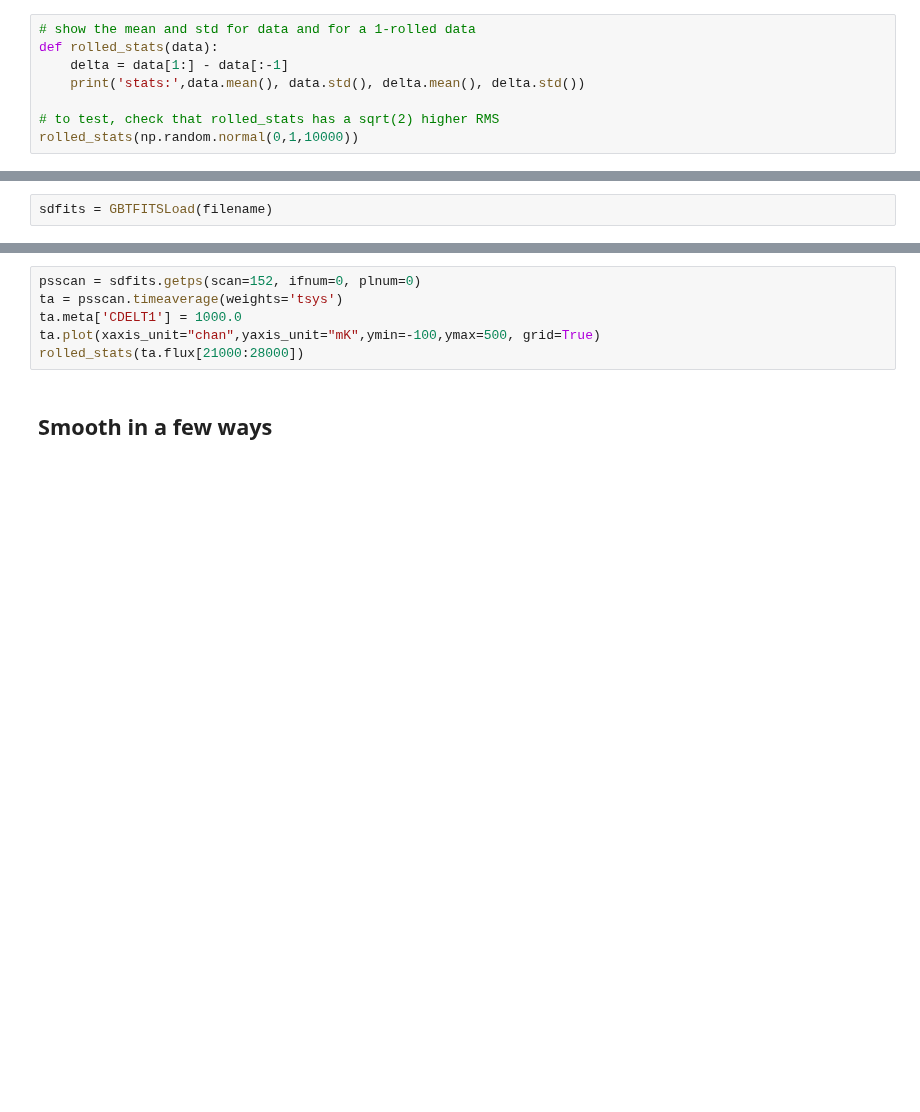
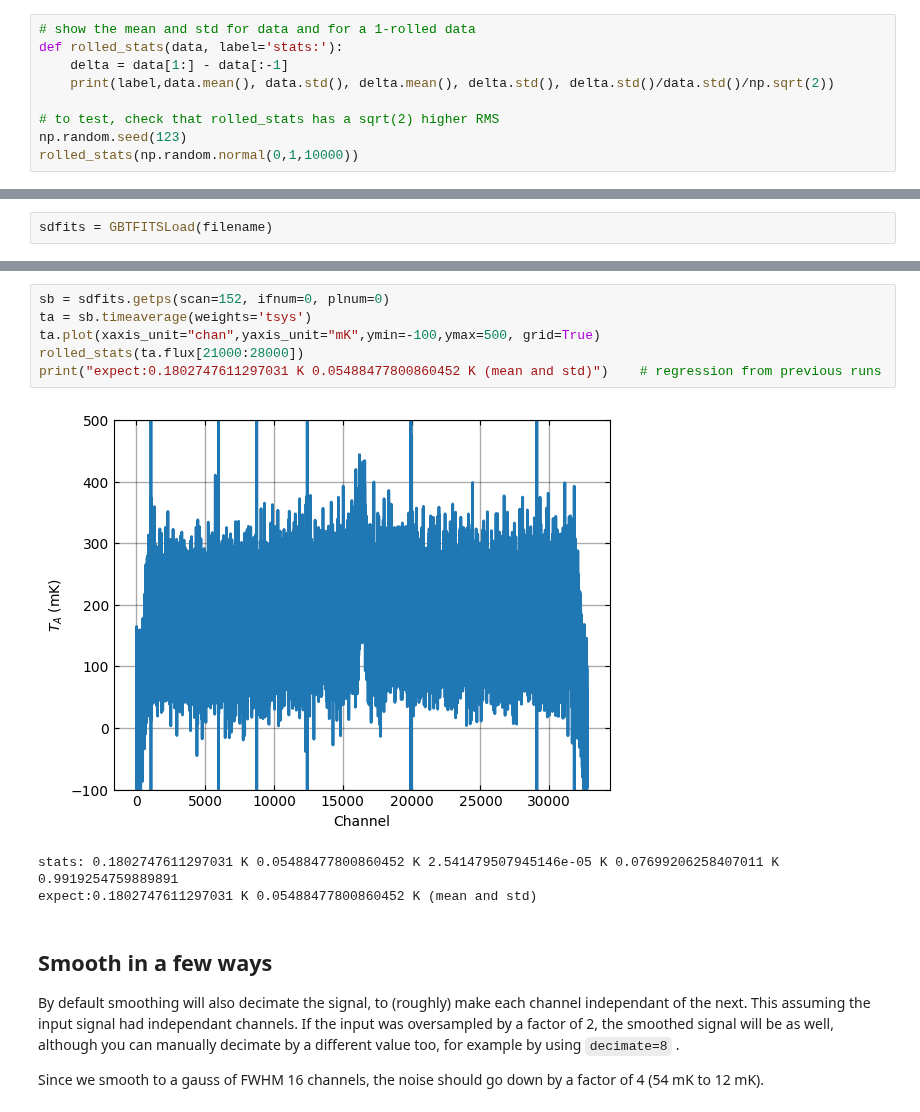
Before and after one commit to GreenBankObservatory/dysh, a Jupyter notebook: notebooks/examples/smoothing.ipynb, the cells around one changed output, grey strips where cells are left out. Saved outputs shown, nothing was run; the diff lists cells and outputs as text; blank space fills up the shorter version.

Commit message:
first draft with figures

```diff
--- a/notebooks/examples/smoothing.ipynb
+++ b/notebooks/examples/smoothing.ipynb
@@ -10,9 +10,10 @@ import astropy.units as u
 from dysh.fits.gbtfitsload import GBTFITSLoad
 # %%
 # show the mean and std for data and for a 1-rolled data
-def rolled_stats(data):
+def rolled_stats(data, label='stats:'):
     delta = data[1:] - data[:-1]
-    print('stats:',data.mean(), data.std(), delta.mean(), delta.std())
+    print(label,data.mean(), data.std(), delta.mean(), delta.std(), delta.std()/data.std()/np.sqrt(2))
 
 # to test, check that rolled_stats has a sqrt(2) higher RMS
+np.random.seed(123)
 rolled_stats(np.random.normal(0,1,10000))
@@ -38,11 +47,19 @@ sdfits = GBTFITSLoad(filename)
 # %%
-psscan = sdfits.getps(scan=152, ifnum=0, plnum=0)
-ta = psscan.timeaverage(weights='tsys')
-ta.meta['CDELT1'] = 1000.0
+sb = sdfits.getps(scan=152, ifnum=0, plnum=0)
+ta = sb.timeaverage(weights='tsys')
 ta.plot(xaxis_unit="chan",yaxis_unit="mK",ymin=-100,ymax=500, grid=True)
 rolled_stats(ta.flux[21000:28000])
+print("expect:0.1802747611297031 K 0.05488477800860452 K (mean and std)")    # regression from previous runs
+# %% [output]
+[figure, added]
+stats: 0.1802747611297031 K 0.05488477800860452 K 2.541479507945146e-05 K 0.07699206258407011 K 0.9919254759889891
+expect:0.1802747611297031 K 0.05488477800860452 K (mean and std)
 # %% [markdown]
 ## Smooth in a few ways
+
+By default smoothing will also decimate the signal, to (roughly) make each channel independant of the next. This assuming the input signal had independant channels. If the input was oversampled by a factor of 2, the smoothed signal will be as well, although you can manually decimate by a different value too, for example by using ``decimate=8`` .
+
+Since we smooth to a gauss of FWHM 16 channels, the noise should go down by a factor of 4 (54 mK to 12 mK).
 # %%
 ts1 = ta.smooth('gaussian',16)
 ts1.plot(xaxis_unit="chan",yaxis_unit="mK",ymin=-100,ymax=500,grid=True)
```
Also changed, not shown: parts of 18 cells of this notebook.
